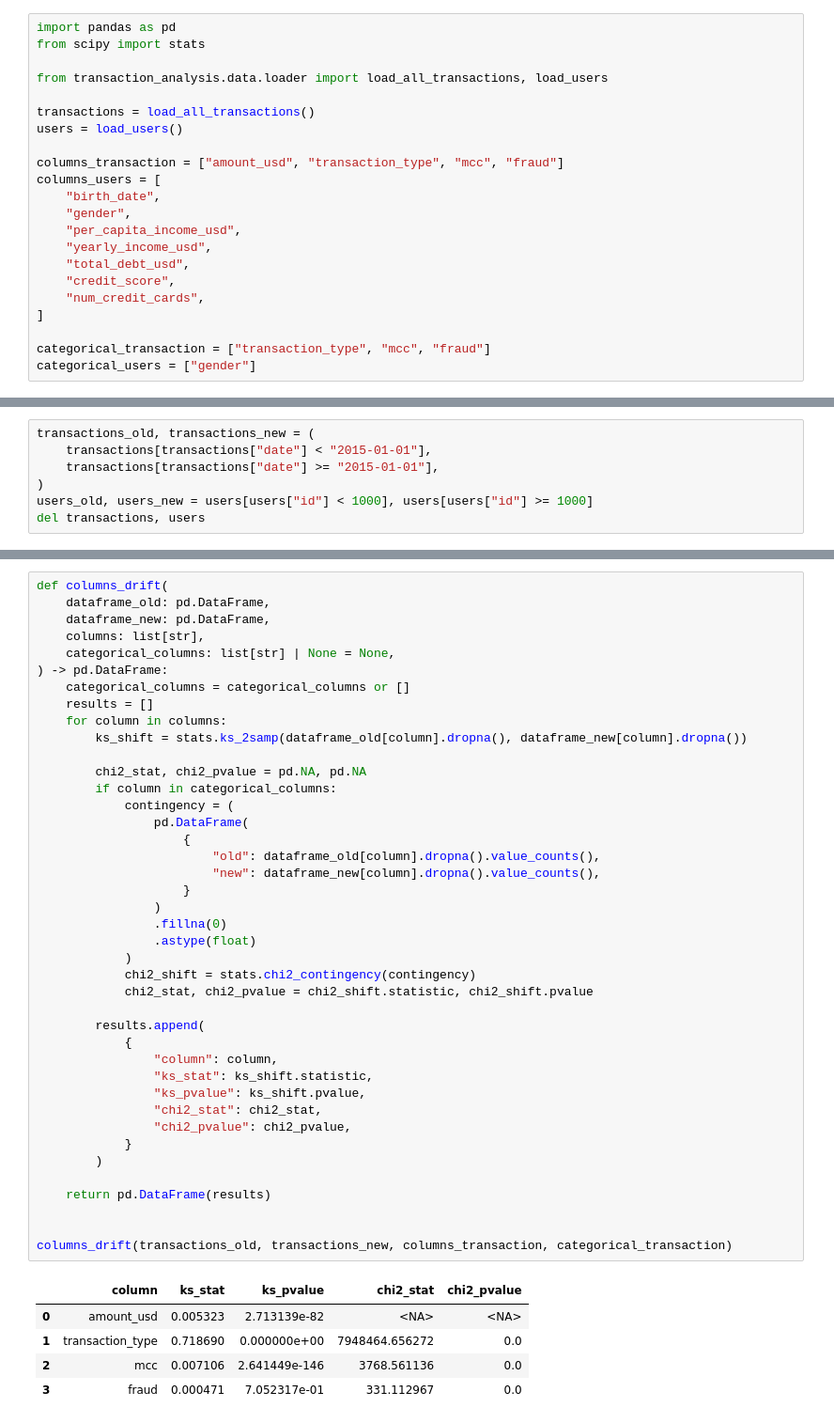
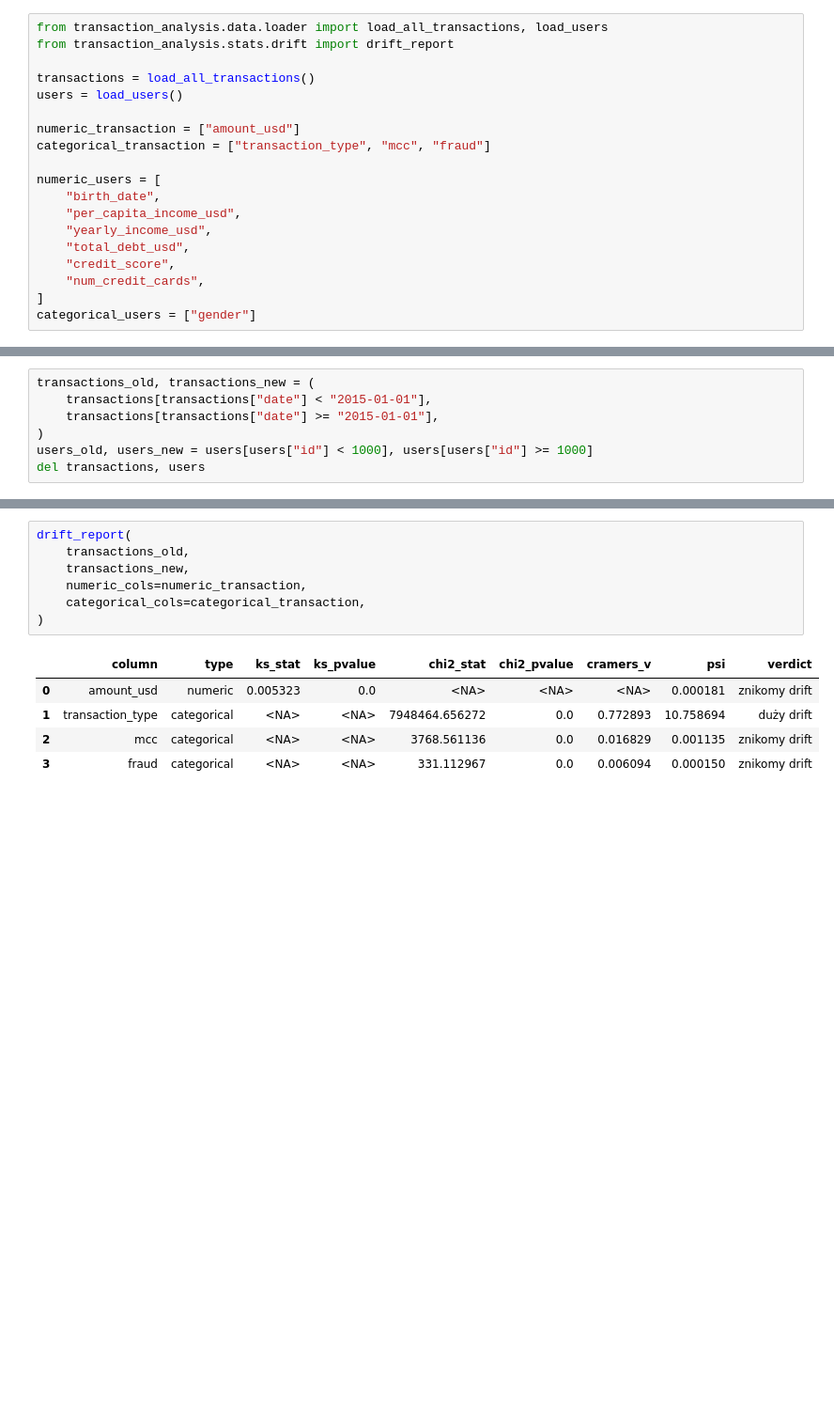
Before and after one commit to rrubaszek/TransactionDatasetAnalysis, a Jupyter notebook: notebooks/05-drift.ipynb, the cells around one changed output, grey strips where cells are left out. Shown at 94% size. Drawn from its saved outputs; the diff is of its cells as text; blank space fills up the shorter version.

```diff
--- a/notebooks/05-drift.ipynb
+++ b/notebooks/05-drift.ipynb
@@ -5,24 +5,21 @@
 The autoreload extension is already loaded. To reload it, use:
   %reload_ext autoreload
 # %%
-import pandas as pd
-from scipy import stats
-
 from transaction_analysis.data.loader import load_all_transactions, load_users
+from transaction_analysis.stats.drift import drift_report
 
 transactions = load_all_transactions()
 users = load_users()
 
-columns_transaction = ["amount_usd", "transaction_type", "mcc", "fraud"]
-columns_users = [
+numeric_transaction = ["amount_usd"]
+categorical_transaction = ["transaction_type", "mcc", "fraud"]
+
+numeric_users = [
     "birth_date",
-    "gender",
     "per_capita_income_usd",
     "yearly_income_usd",
     "total_debt_usd",
     "credit_score",
     "num_credit_cards",
 ]
-
-categorical_transaction = ["transaction_type", "mcc", "fraud"]
 categorical_users = ["gender"]
@@ -43,50 +71,16 @@ transactions_new.head()
 | 6571670 | 15471195 | 2015-01-01 00:04:00 | 1797 | 300 | 47.930000 | Chip Transaction | 54343 | San Leandro | ... |
 | 6571671 | 15471196 | 2015-01-01 00:05:00 | 1557 | 2471 | 25.750000 | Online Transaction | 9932 | ONLINE | ... |
 # %%
-def columns_drift(
-    dataframe_old: pd.DataFrame,
-    dataframe_new: pd.DataFrame,
-    columns: list[str],
-    categorical_columns: list[str] | None = None,
-) -> pd.DataFrame:
-    categorical_columns = categorical_columns or []
-    results = []
-    for column in columns:
-        ks_shift = stats.ks_2samp(dataframe_old[column].dropna(), dataframe_new[column].dropna())
-
-        chi2_stat, chi2_pvalue = pd.NA, pd.NA
-        if column in categorical_columns:
-            contingency = (
-                pd.DataFrame(
-                    {
-                        "old": dataframe_old[column].dropna().value_counts(),
-                        "new": dataframe_new[column].dropna().value_counts(),
-                    }
-                )
-                .fillna(0)
-                .astype(float)
-            )
-            chi2_shift = stats.chi2_contingency(contingency)
-            chi2_stat, chi2_pvalue = chi2_shift.statistic, chi2_shift.pvalue
-
-        results.append(
-            {
-                "column": column,
-                "ks_stat": ks_shift.statistic,
-                "ks_pvalue": ks_shift.pvalue,
-                "chi2_stat": chi2_stat,
-                "chi2_pvalue": chi2_pvalue,
-            }
-        )
-
-    return pd.DataFrame(results)
-
-
-columns_drift(transactions_old, transactions_new, columns_transaction, categorical_transaction)
+drift_report(
+    transactions_old,
+    transactions_new,
+    numeric_cols=numeric_transaction,
+    categorical_cols=categorical_transaction,
+)
 # %% [output]
-|  | column | ks_stat | ks_pvalue | chi2_stat | chi2_pvalue |
-| 0 | amount_usd | 0.005323 | 2.713139e-82 | <NA> | <NA> |
-| 1 | transaction_type | 0.718690 | 0.000000e+00 | 7948464.656272 | 0.0 |
-| 2 | mcc | 0.007106 | 2.641449e-146 | 3768.561136 | 0.0 |
-| 3 | fraud | 0.000471 | 7.052317e-01 | 331.112967 | 0.0 |
+|  | column | type | ks_stat | ks_pvalue | chi2_stat | chi2_pvalue | cramers_v | psi | verdict |
+| 0 | amount_usd | numeric | 0.005323 | 0.0 | <NA> | <NA> | <NA> | 0.000181 | znikomy drift |
+| 1 | transaction_type | categorical | <NA> | <NA> | 7948464.656272 | 0.0 | 0.772893 | 10.758694 | duży drift |
+| 2 | mcc | categorical | <NA> | <NA> | 3768.561136 | 0.0 | 0.016829 | 0.001135 | znikomy drift |
+| 3 | fraud | categorical | <NA> | <NA> | 331.112967 | 0.0 | 0.006094 | 0.000150 | znikomy drift |
 # %% [markdown]
```
Also changed, not shown: parts of 4 cells of this notebook, 3 other files.
